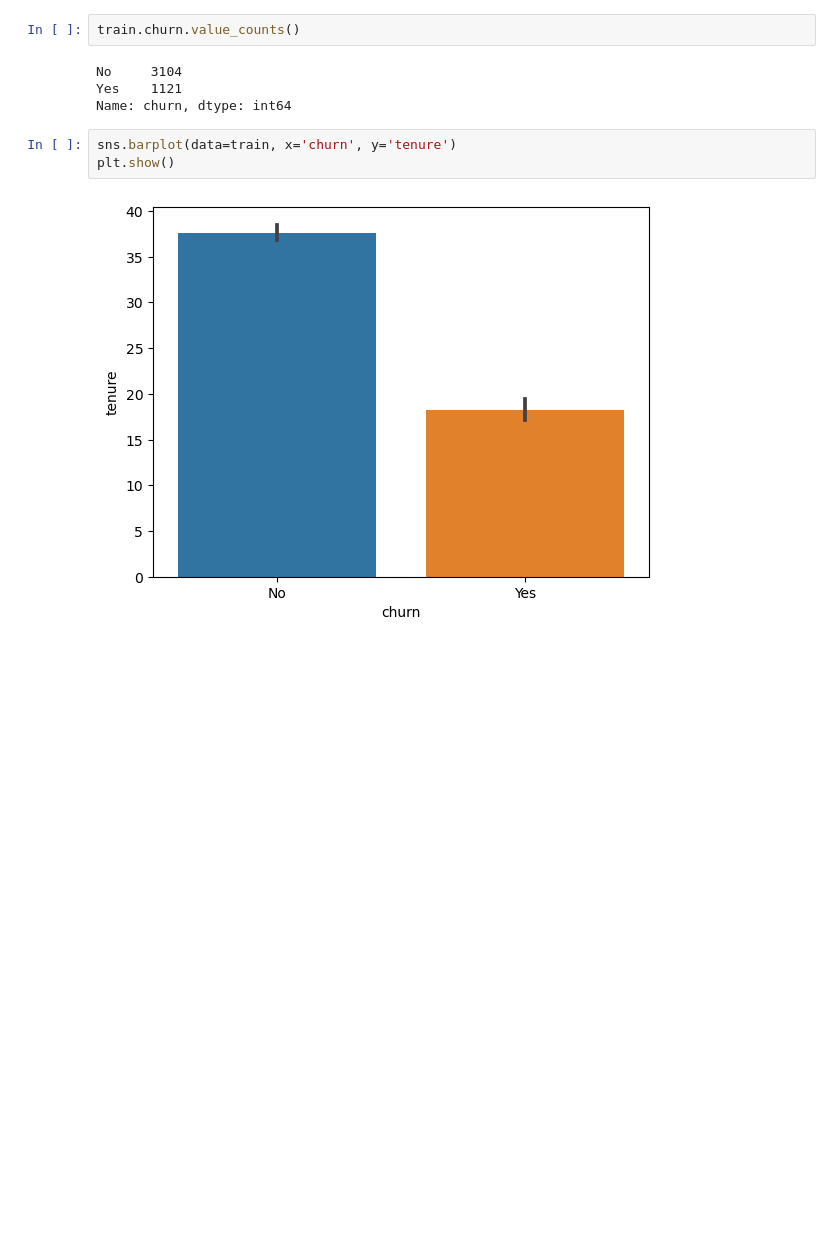
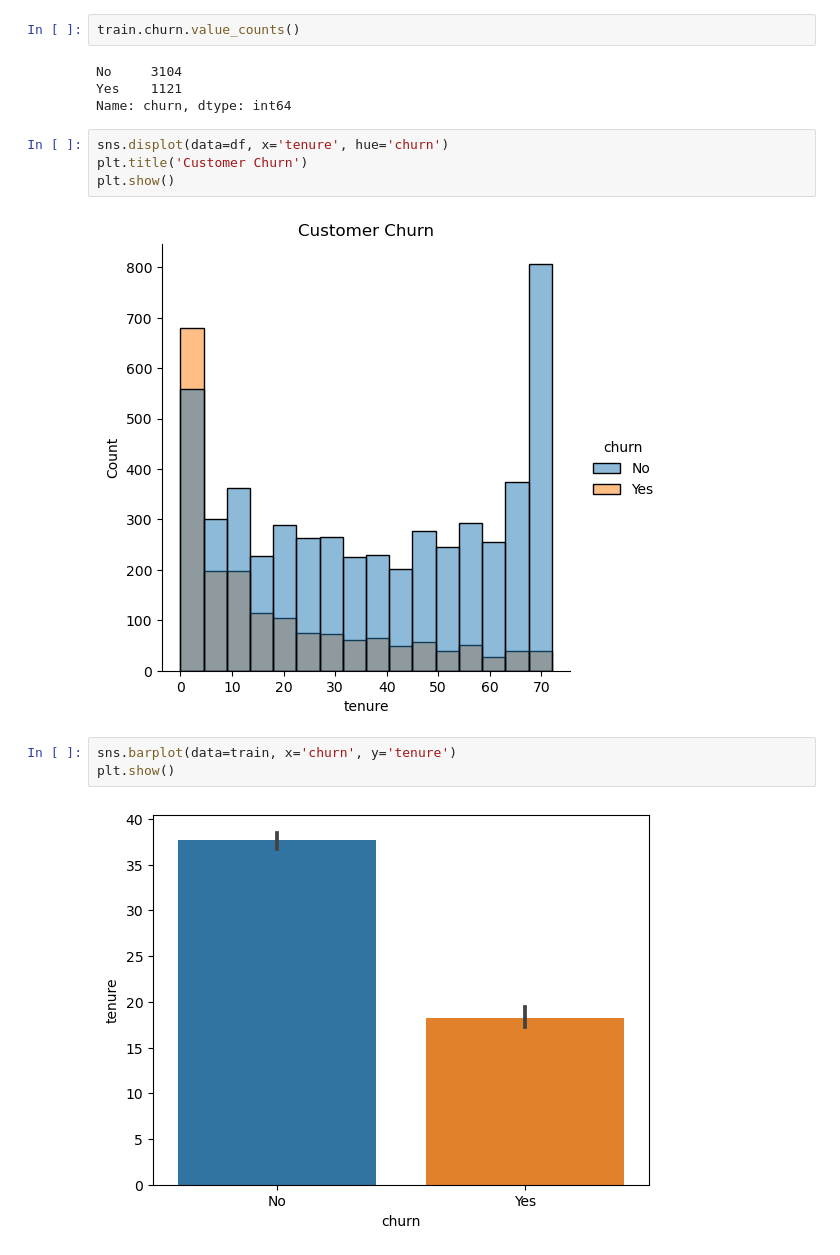
Before and after one commit to manuel-salazar1/project-churn, a Jupyter notebook: non-final.ipynb, the cells around one changed output. Cells and saved outputs as stored; diff of their text form; blank space fills up the shorter version.

```diff
--- a/non-final.ipynb
+++ b/non-final.ipynb
@@ -318,6 +325,12 @@ train.churn.value_counts()
 No     3104
 Yes    1121
 Name: churn, dtype: int64
+# %%
+sns.displot(data=df, x='tenure', hue='churn')
+plt.title('Customer Churn')
+plt.show()
+# %% [output]
+[figure, added]
 # %%
 sns.barplot(data=train, x='churn', y='tenure')
 plt.show()
```
Also changed, not shown: parts of 45 cells of this notebook, 2 other files.
